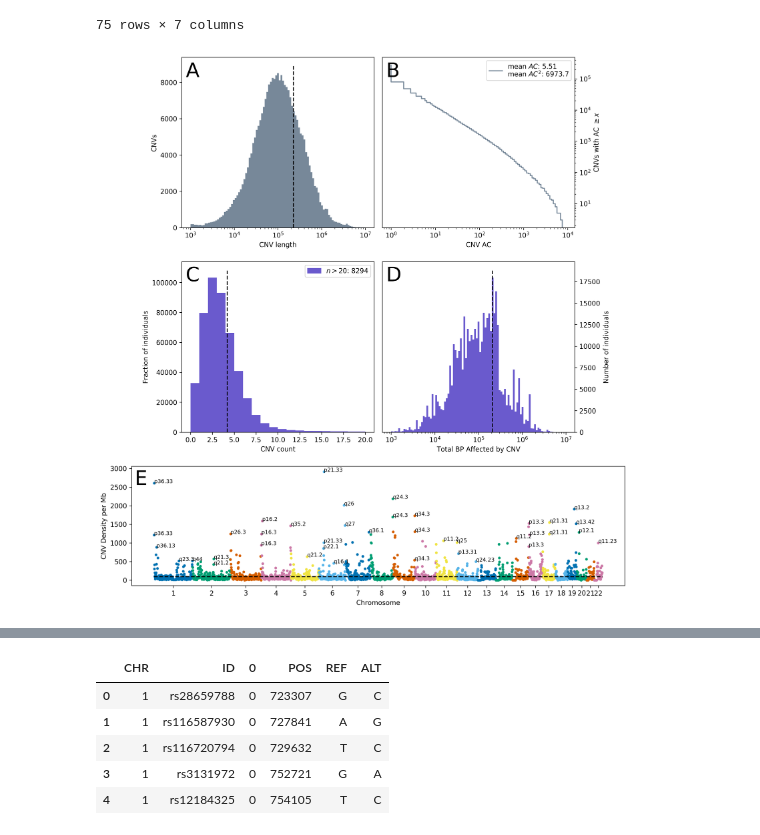
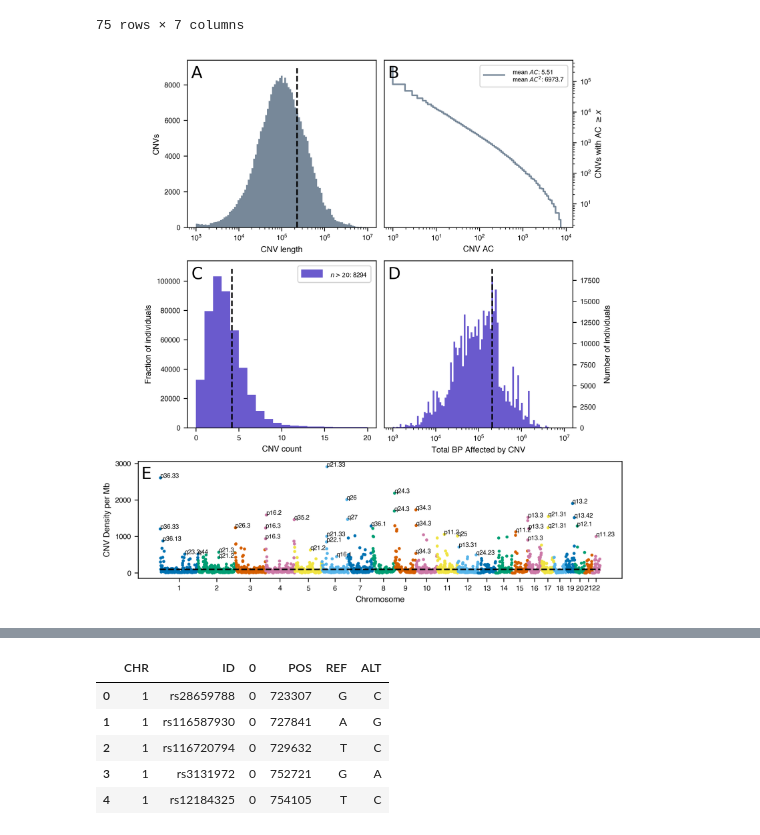
Before and after one commit to priestlab/cnv-ukb, a Jupyter notebook: figures/Figure1-Population_CNV_Burden.ipynb, the cells around one changed output, grey strips where cells are left out. Cells and saved outputs as stored; diff of their text form; code cells hidden in the pictures.

Commit message:
finished altering fonts and layouts

```diff
--- a/figures/Figure1-Population_CNV_Burden.ipynb
+++ b/figures/Figure1-Population_CNV_Burden.ipynb
@@ -14,10 +14,9 @@ e. Manhattan-like plot of CNV burden across chromosomes
 import numpy as np
 import pandas as pd
 from scipy.stats import *
-import matplotlib as mpl
-import matplotlib.patches as mpatches
-import matplotlib.pyplot as plt
+from matplotlib import font_manager as fm, pyplot as plt, rcParams, patches
 import seaborn as sns
+helv=fm.FontProperties(fname='helvetica.ttf')
 plt.style.use('seaborn-colorblind')
 # %%
 # import data
@@ -98,7 +97,7 @@ bands.head(75)
 75 rows × 7 columns
 # %%
 # take a stab at it!
-frac = 4/3.0
+frac = 8.5/10
 fig  = plt.figure(figsize=(10*frac,11*frac), dpi=300)
 grid = plt.GridSpec(11,10,hspace=2)
 
@@ -108,8 +107,10 @@ plt.hist(cnv_data['LEN'].values, bins=np.logspace(np.log10(1e3),np.log10(1e7), 1
          color='lightslategrey') # 1kb to 10Mb
 plt.gca().set_xscale("log")
 plt.plot([cnv_data['LEN'].mean() for _ in range(2)], plt.ylim(), 'k--')
-plt.ylabel('CNVs')
-plt.xlabel('CNV length')
+plt.ylabel('CNVs', fontsize=8, fontproperties=helv)
+plt.xlabel('CNV length', fontsize=8, fontproperties=helv)
+plt.xticks(fontsize=7, fontproperties=helv)
+plt.yticks(fontsize=7, fontproperties=helv)
 
 # B: CNV AC
 fig.add_subplot(grid[:4,5:-1])
@@ -119,27 +120,37 @@ plt.gca().set_xscale("log")
 plt.gca().set_yscale("log")
 plt.gca().yaxis.tick_right()
 plt.gca().yaxis.set_label_position("right")
-plt.ylabel('CNVs with AC $\geq x$')
-plt.xlabel('CNV AC')
+plt.ylabel('CNVs with AC $\geq x$', fontsize=8, fontproperties=helv)
+plt.xlabel('CNV AC', fontsize=8, fontproperties=helv)
 plt.legend(['mean ' + '$AC$' + ': {:.2f}'.format(cnv_data['AC'].mean()) +
-            '\nmean ' + '${AC}^2$' + ': {:.1f}'.format((cnv_data['AC']**2).mean())])
+            '\nmean ' + '${AC}^2$' + ': {:.1f}'.format((cnv_data['AC']**2).mean())],
+           prop=helv, fontsize=8)
+plt.xticks(fontsize=7, fontproperties=helv)
+plt.yticks(fontsize=7, fontproperties=helv)
 
 # C: CNV N burden
 fig.add_subplot(grid[4:8,1:5])
 plt.hist(filter(lambda x: x < 21, map(lambda i:i + 0.5, cnvN)), bins=list(range(21)), color='slateblue')
 plt.plot([np.mean(cnvN) for _ in range(2)], plt.ylim(), 'k--')
-plt.xlabel('CNV count'), plt.ylabel('Fraction of individuals')
-plt.legend([mpatches.Patch(color='slateblue')], ['$n>20$: ' + str(sum([x > 20 for x in cnvN]))])
+plt.xlabel('CNV count', fontsize=8, fontproperties=helv)
+plt.ylabel('Fraction of individuals', fontsize=8, fontproperties=helv)
+plt.legend([patches.Patch(color='slateblue')],
+           ['$n>20$: ' + str(sum([x > 20 for x in cnvN]))],
+           prop=helv, fontsize=8)
+plt.xticks(fontsize=7, fontproperties=helv)
+plt.yticks(fontsize=7, fontproperties=helv)
 
 # D: CNV log-BP burden
 fig.add_subplot(grid[4:8,5:-1])
 plt.hist(cnvBP.values(), bins=np.logspace(np.log10(1e3),np.log10(1e7), 100), color='slateblue')
 plt.plot([np.mean(cnvBP.values()) for _ in range(2)], plt.ylim(), 'k--')
 plt.gca().set_xscale("log")
-plt.ylabel('Number of individuals')
+plt.ylabel('Number of individuals', fontsize=8, fontproperties=helv)
 plt.gca().yaxis.tick_right()
 plt.gca().yaxis.set_label_position("right")
-plt.xlabel('Total BP Affected by CNV')
+plt.xlabel('Total BP Affected by CNV', fontsize=8, fontproperties=helv)
+plt.xticks(fontsize=7, fontproperties=helv)
+plt.yticks(fontsize=7, fontproperties=helv)
 
 # E: CNV density
 fig.add_subplot(grid[8:,:])
@@ -178,43 +189,45 @@ for c in range(1,23):
     while bin_ix * binsize < chrsize[str(c)]:
         counts_by_bin.append(cnv_data[(cnv_data['CHR'] == c) &
                                       (cnv_data['BP2'] > (bin_ix * binsize)) &
                                       (cnv_data['BP1'] < ((bin_ix + 1)*binsize))].shape[0])
         while (bin_ix * binsize) >= int(bands.loc[band_ix,'bp2']) + binsize/2:
             band_ix += 1
         bin_to_band.append(bands.loc[band_ix, 'band'])
         bin_ix += 1
     band_ix += 1
     counts_by_chr.append(bin_ix)
 
 
 chr_ixs = np.cumsum([0]+counts_by_chr)
 # plot the points
 for c in range(22):
-    plt.plot(list(range(chr_ixs[c], chr_ixs[c+1])), counts_by_bin[chr_ixs[c]:chr_ixs[c+1]], '.')
+    plt.plot(list(range(chr_ixs[c], chr_ixs[c+1])), counts_by_bin[chr_ixs[c]:chr_ixs[c+1]], '.', ms=4)
 plt.plot([0, chr_ixs[-1]],[cnv_data.shape[0]/chr_ixs[-1], cnv_data.shape[0]/chr_ixs[-1]], 'k--')
 
 plt.xticks([chr_ixs[c] + (chr_ixs[c+1]-chr_ixs[c])/2 for c in range(len(counts_by_chr))],
-           [str(c+1) for c in range(len(counts_by_chr))])
-plt.xlabel('Chromosome'), plt.ylabel('CNV Density per Mb')
+           [str(c+1) for c in range(len(counts_by_chr))], fontsize=7, fontproperties=helv)
+plt.yticks(fontsize=7, fontproperties=helv)
+plt.xlabel('Chromosome', fontsize=8, fontproperties=helv)
+plt.ylabel('CNV Density per Mb', fontsize=8, fontproperties=helv)
 
 # add labels
 for n in range(len(bin_to_band)):
     if counts_by_bin[n] > 400 and (all([abs(counts_by_bin[n] - counts_by_bin[i]) > 150
                                             for i in range(max(n-59,0),min(len(bin_to_band), n+60)) if n != i])
                                    or all([counts_by_bin[n] >= counts_by_bin[i]
                                             for i in range(max(0,n-59),min(len(bin_to_band), n+60))])):
-        plt.annotate(bin_to_band[n], [n, counts_by_bin[n]], fontsize=8)
+        plt.annotate(bin_to_band[n], [n, counts_by_bin[n]], fontsize=6, fontproperties=helv)
 
 # figure labels
-fig.text(0.21, 0.852, 'A', fontsize='30')
-fig.text(0.525, 0.852, 'B', fontsize='30')
-fig.text(0.21, 0.56, 'C', fontsize='30')
-fig.text(0.525, 0.56, 'D', fontsize='30')
-fig.text(0.13, 0.269, 'E', fontsize='30')
+fig.text(0.21, 0.854, 'A', fontsize='16')
+fig.text(0.525, 0.854, 'B', fontsize='16')
+fig.text(0.21, 0.561, 'C', fontsize='16')
+fig.text(0.525, 0.561, 'D', fontsize='16')
+fig.text(0.13, 0.27, 'E', fontsize='16')
 plt.savefig('Figure1.pdf')
 plt.show()
 # %% [output]
-[figure, old version]
+[figure, new version]
 # %%
 # Supplement: CNV length stratified by deletion (above), or insertion (below)
 fig = plt.figure(figsize=(12,8), dpi=600)
```
Also changed, not shown: 3 other files.
